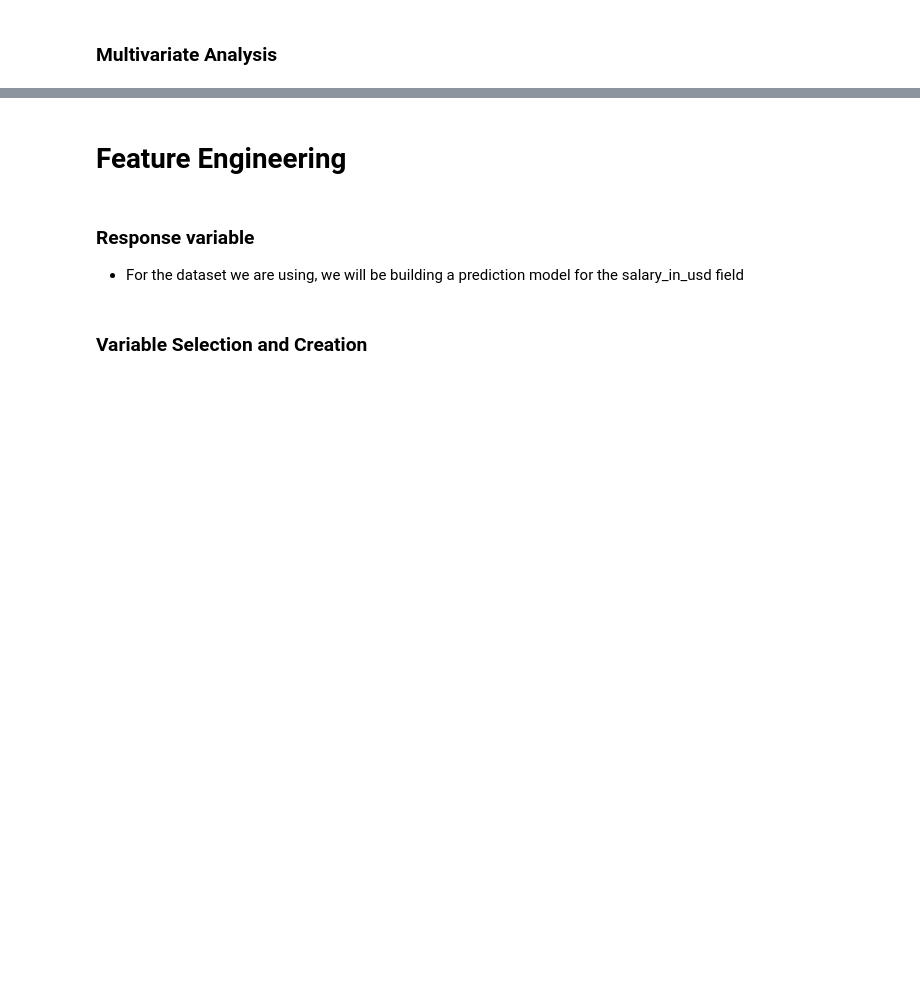
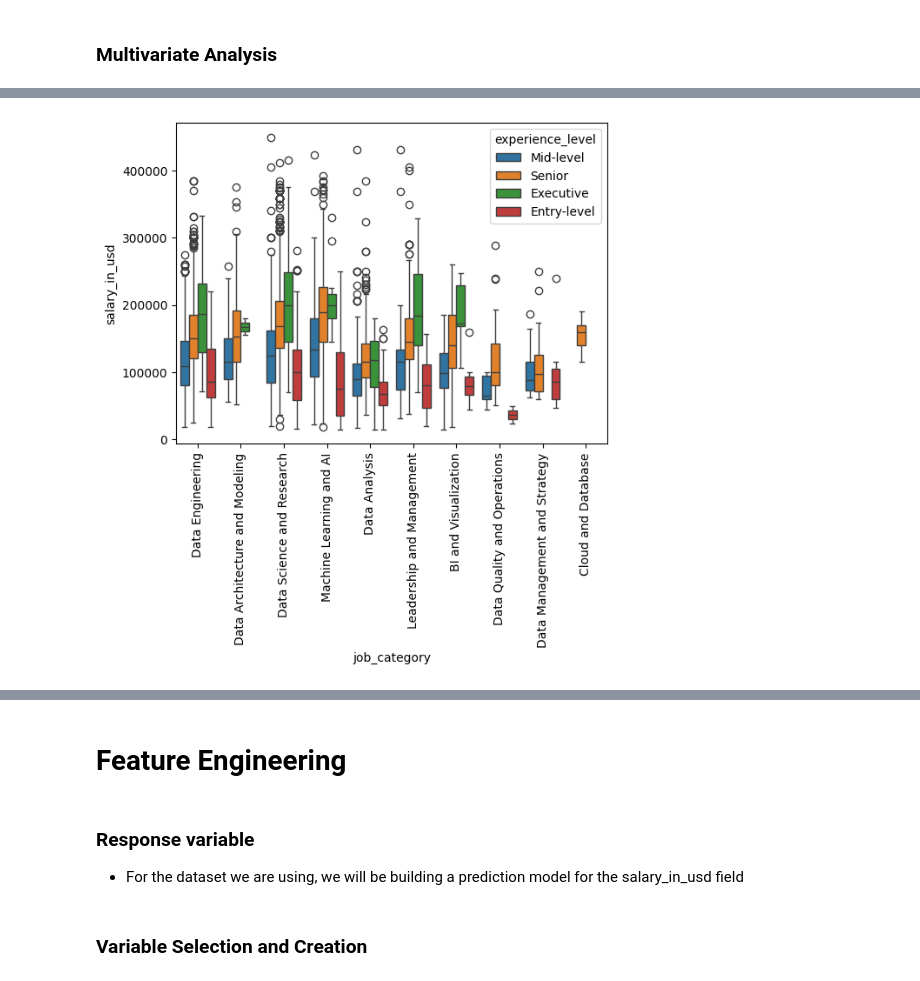
Before and after one commit to theo-picar1/DataSci_CA2_PairProject_2025, a Jupyter notebook: DataAnalysys.ipynb, the cells around one changed output, grey strips where cells are left out. Saved outputs shown, nothing was run; the diff lists cells and outputs as text; code cells hidden in the pictures; blank space fills up the shorter version.

```diff
--- a/DataAnalysys.ipynb
+++ b/DataAnalysys.ipynb
@@ -162,0 +287,7 @@ plt.show()
+# %%
+# salary_in_use vs job_category split by experience_level
+sns.boxplot(x='job_category', y='salary_in_usd', hue='experience_level', data=data)
+plt.xticks(rotation=90)
+plt.show()
+# %% [output]
+[figure, added]
```
Also changed, not shown: parts of 18 cells of this notebook.
